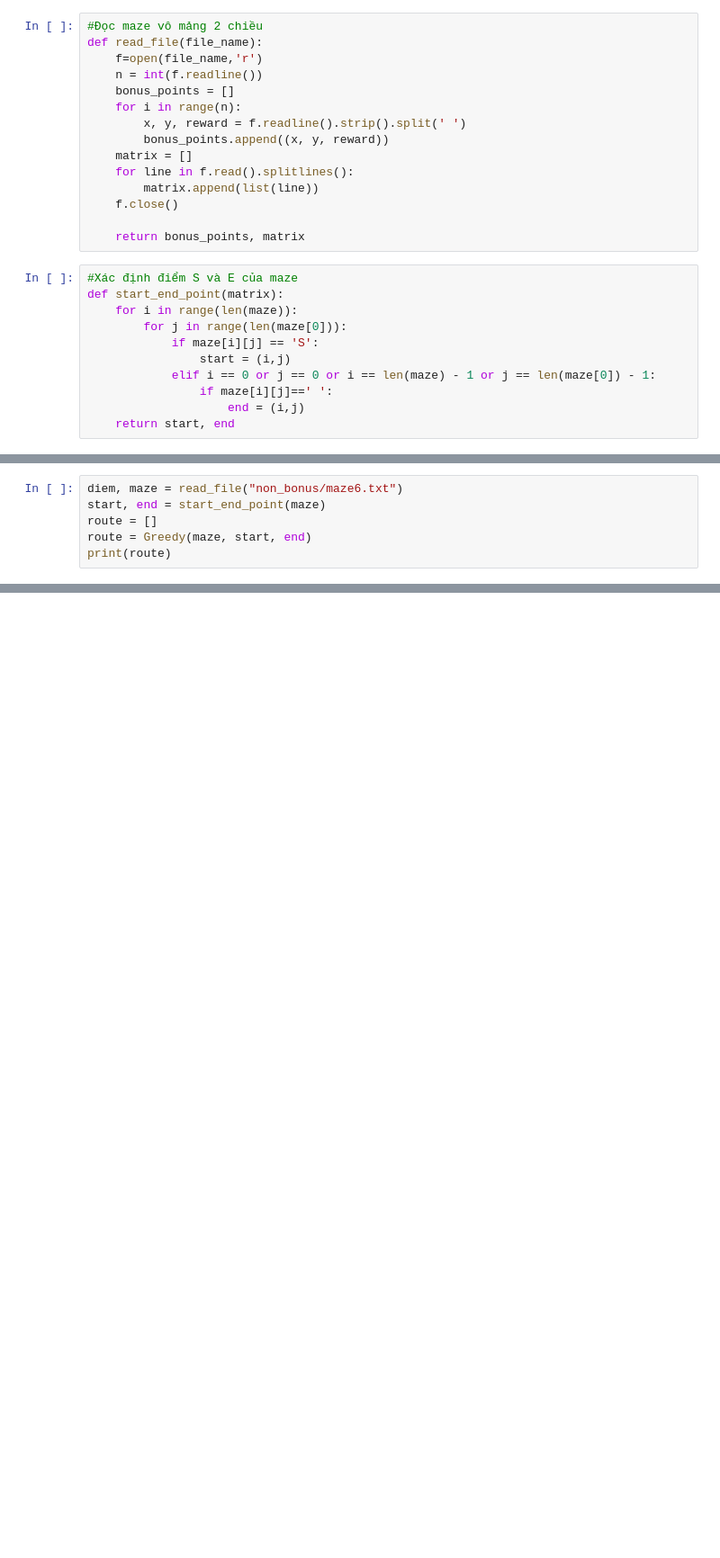
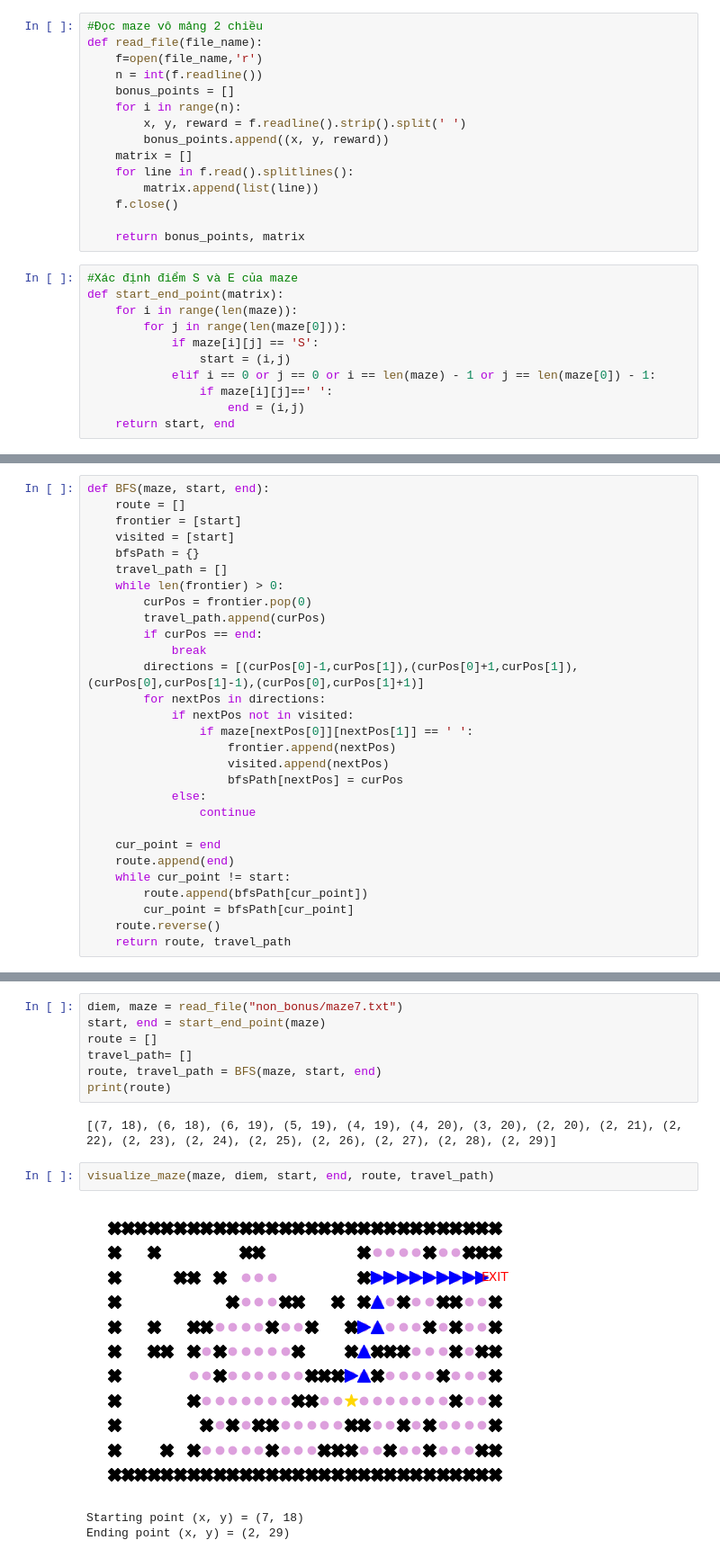
Before and after one commit to Tranmyhan/AI_maze, a Jupyter notebook: Code.ipynb, the cells around one changed output, grey strips where cells are left out. Shown: that part at 90% size. Cells and saved outputs as stored; diff of their text form; blank space fills up the shorter version.

```diff
--- a/Code.ipynb
+++ b/Code.ipynb
@@ -169,6 +136,0 @@ print(route)
-# %%
-diem, maze = read_file("non_bonus/maze6.txt")
-start, end = start_end_point(maze)
-route = []
-route = Greedy(maze, start, end)
-print(route)
@@ -176,0 +137,29 @@ print(route)
+# %%
+def BFS(maze, start, end):
+    route = []
+    frontier = [start]
+    visited = [start]
+    bfsPath = {}
+    travel_path = []
+    while len(frontier) > 0:
+        curPos = frontier.pop(0)
+        travel_path.append(curPos)
+        if curPos == end:
+            break
+        directions = [(curPos[0]-1,curPos[1]),(curPos[0]+1,curPos[1]),(curPos[0],curPos[1]-1),(curPos[0],curPos[1]+1)]
+        for nextPos in directions:
+            if nextPos not in visited:
+                if maze[nextPos[0]][nextPos[1]] == ' ':
+                    frontier.append(nextPos)
+                    visited.append(nextPos)
+                    bfsPath[nextPos] = curPos
+            else:
+                continue
+
+    cur_point = end
+    route.append(end)
+    while cur_point != start:
+        route.append(bfsPath[cur_point])
+        cur_point = bfsPath[cur_point]
+    route.reverse()
+    return route, travel_path
@@ -176,0 +276,15 @@ print(route)
+# %%
+diem, maze = read_file("non_bonus/maze7.txt")
+start, end = start_end_point(maze)
+route = []
+travel_path= []
+route, travel_path = BFS(maze, start, end)
+print(route)
+# %% [output]
+[(7, 18), (6, 18), (6, 19), (5, 19), (4, 19), (4, 20), (3, 20), (2, 20), (2, 21), (2, 22), (2, 23), (2, 24), (2, 25), (2, 26), (2, 27), (2, 28), (2, 29)]
+# %%
+visualize_maze(maze, diem, start, end, route, travel_path)
+# %% [output]
+[figure, added]
+Starting point (x, y) = (7, 18)
+Ending point (x, y) = (2, 29)
```
Also changed, not shown: parts of 21 cells of this notebook.
